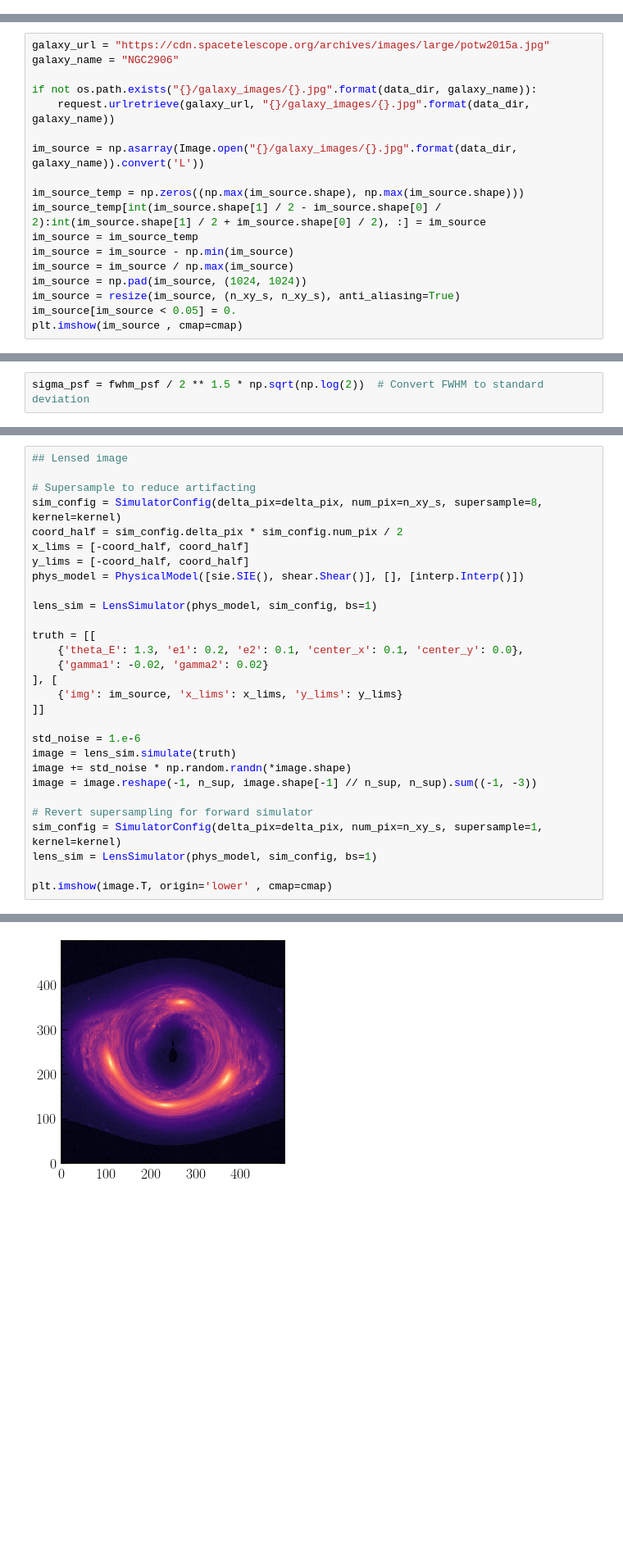
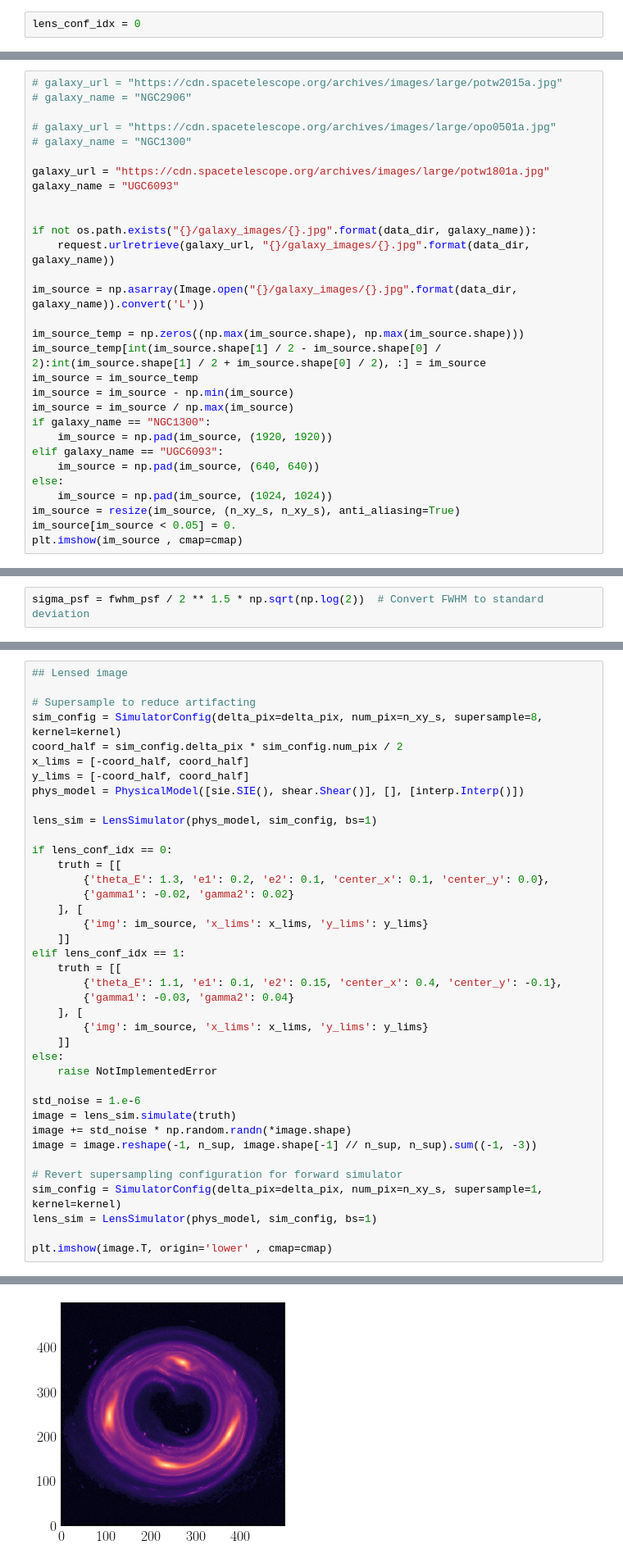
Before and after one commit to smsharma/lensing-neural-fields, a Jupyter notebook: notebooks/nerf_probabilistic.ipynb, the cells around one changed output, grey strips where cells are left out. Shown at 82% size. Cells and saved outputs as stored; diff of their text form; blank space fills up the shorter version.

```diff
--- a/notebooks/nerf_probabilistic.ipynb
+++ b/notebooks/nerf_probabilistic.ipynb
@@ -80,6 +54,8 @@ n_sup = 1  # Supersampling of source factor
 n_xy_s = int(n_sup * n_xy)
 
 fwhm_psf = 0.005  # ELT FWHM of 5 mas from 1903.04742
+# %%
+lens_conf_idx = 0
 # %%
 ## MLP configuration
 
@@ -117,7 +92,14 @@ from skimage.transform import rescale, resize, downscale_local_mean
 from urllib import request
 # %%
-galaxy_url = "https://cdn.spacetelescope.org/archives/images/large/potw2015a.jpg"
-galaxy_name = "NGC2906"
+# galaxy_url = "https://cdn.spacetelescope.org/archives/images/large/potw2015a.jpg"
+# galaxy_name = "NGC2906"
+
+# galaxy_url = "https://cdn.spacetelescope.org/archives/images/large/opo0501a.jpg"
+# galaxy_name = "NGC1300"
+
+galaxy_url = "https://cdn.spacetelescope.org/archives/images/large/potw1801a.jpg"
+galaxy_name = "UGC6093"
+
 
 if not os.path.exists("{}/galaxy_images/{}.jpg".format(data_dir, galaxy_name)):
     request.urlretrieve(galaxy_url, "{}/galaxy_images/{}.jpg".format(data_dir, galaxy_name))
@@ -129,7 +111,12 @@ im_source_temp[int(im_source.shape[1] / 2 - im_source.shape[0] / 2):int(im_sourc
 im_source = im_source_temp
 im_source = im_source - np.min(im_source)
 im_source = im_source / np.max(im_source)
-im_source = np.pad(im_source, (1024, 1024))
+if galaxy_name == "NGC1300":
+    im_source = np.pad(im_source, (1920, 1920))
+elif galaxy_name == "UGC6093":
+    im_source = np.pad(im_source, (640, 640))
+else:
+    im_source = np.pad(im_source, (1024, 1024))
 im_source = resize(im_source, (n_xy_s, n_xy_s), anti_aliasing=True)
 im_source[im_source < 0.05] = 0.
 plt.imshow(im_source , cmap=cmap)
@@ -154,33 +141,43 @@ kernel /= np.sum(kernel)
 # %%
 ## Lensed image
 
 # Supersample to reduce artifacting
 sim_config = SimulatorConfig(delta_pix=delta_pix, num_pix=n_xy_s, supersample=8, kernel=kernel)
 coord_half = sim_config.delta_pix * sim_config.num_pix / 2
 x_lims = [-coord_half, coord_half]
 y_lims = [-coord_half, coord_half]
 phys_model = PhysicalModel([sie.SIE(), shear.Shear()], [], [interp.Interp()])
 
 lens_sim = LensSimulator(phys_model, sim_config, bs=1)
 
-truth = [[
-    {'theta_E': 1.3, 'e1': 0.2, 'e2': 0.1, 'center_x': 0.1, 'center_y': 0.0},
-    {'gamma1': -0.02, 'gamma2': 0.02}
-], [
-    {'img': im_source, 'x_lims': x_lims, 'y_lims': y_lims}
-]]
+if lens_conf_idx == 0:
+    truth = [[
+        {'theta_E': 1.3, 'e1': 0.2, 'e2': 0.1, 'center_x': 0.1, 'center_y': 0.0},
+        {'gamma1': -0.02, 'gamma2': 0.02}
+    ], [
+        {'img': im_source, 'x_lims': x_lims, 'y_lims': y_lims}
+    ]]
+elif lens_conf_idx == 1:
+    truth = [[
+        {'theta_E': 1.1, 'e1': 0.1, 'e2': 0.15, 'center_x': 0.4, 'center_y': -0.1},
+        {'gamma1': -0.03, 'gamma2': 0.04}
+    ], [
+        {'img': im_source, 'x_lims': x_lims, 'y_lims': y_lims}
+    ]]
+else:
+    raise NotImplementedError
 
 std_noise = 1.e-6
 image = lens_sim.simulate(truth)
 image += std_noise * np.random.randn(*image.shape)
 image = image.reshape(-1, n_sup, image.shape[-1] // n_sup, n_sup).sum((-1, -3))
 
-# Revert supersampling for forward simulator
+# Revert supersampling configuration for forward simulator
 sim_config = SimulatorConfig(delta_pix=delta_pix, num_pix=n_xy_s, supersample=1, kernel=kernel)
 lens_sim = LensSimulator(phys_model, sim_config, bs=1)
 
 plt.imshow(image.T, origin='lower' , cmap=cmap)
 # %% [output]
 <matplotlib.image.AxesImage at 0x...>
-[figure, old version]
+[figure, new version]
 # %%
```
Also changed, not shown: parts of 64 cells of this notebook, 16 other files.
